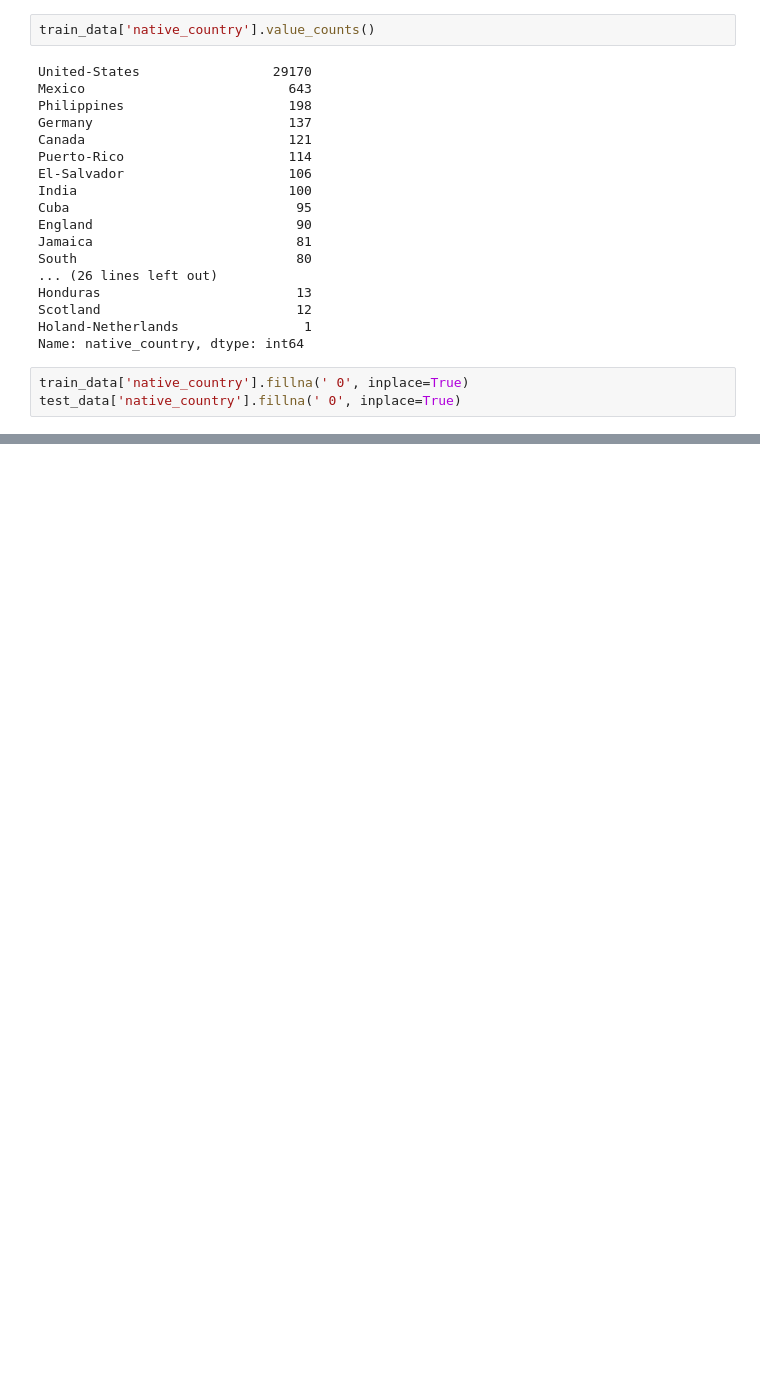
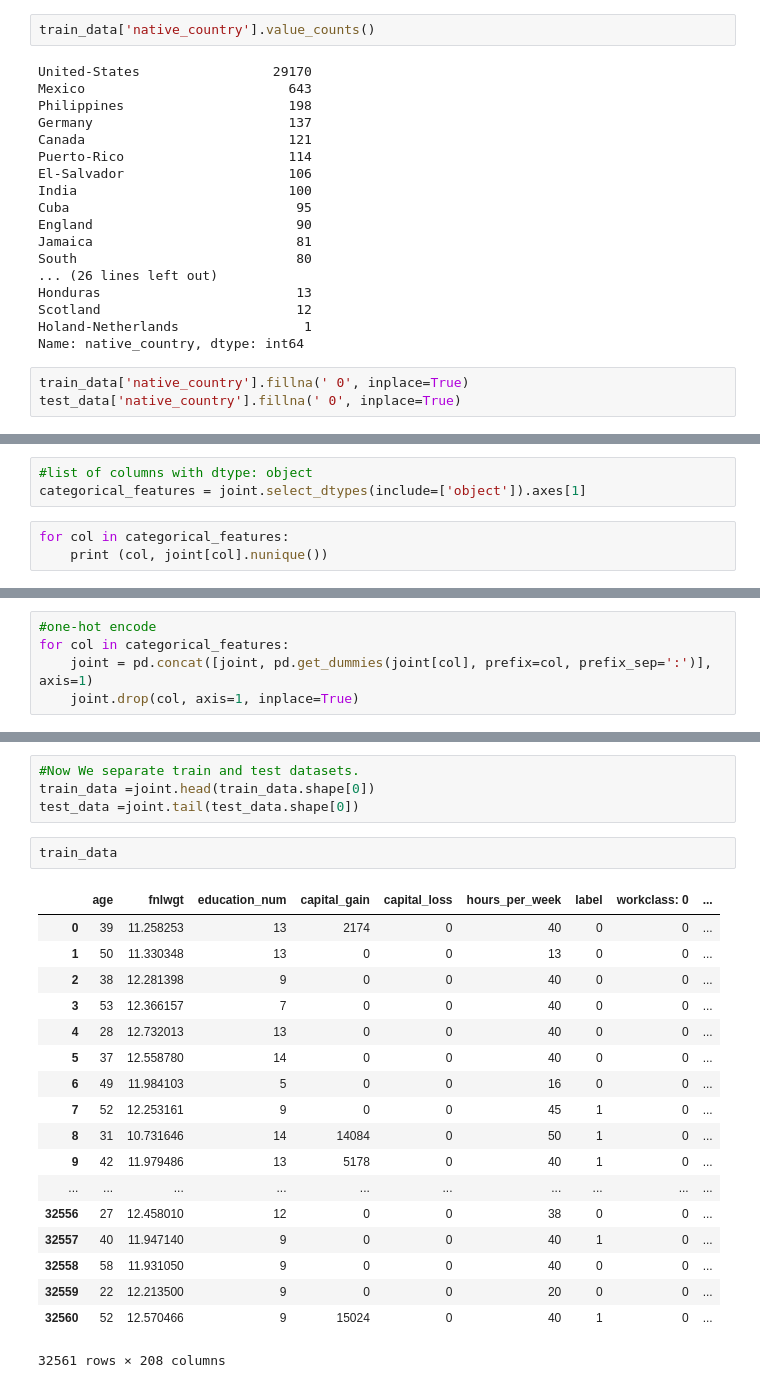
Before and after one commit to Ayanlola2002/Datalit, a Jupyter notebook: [Data_Lit]_Logistic_Regression_Ayanlowo.ipynb, the cells around one changed output, grey strips where cells are left out. Drawn from its saved outputs; the diff is of its cells as text; blank space fills up the shorter version.

```diff
--- a/[Data_Lit]_Logistic_Regression_Ayanlowo.ipynb
+++ b/[Data_Lit]_Logistic_Regression_Ayanlowo.ipynb
@@ -606,0 +698,6 @@ Scikit Logistic Regression
+# %%
+#list of columns with dtype: object
+categorical_features = joint.select_dtypes(include=['object']).axes[1]
+# %%
+for col in categorical_features:
+    print (col, joint[col].nunique())
@@ -606,0 +714,5 @@ Scikit Logistic Regression
+# %%
+#one-hot encode
+for col in categorical_features:
+    joint = pd.concat([joint, pd.get_dummies(joint[col], prefix=col, prefix_sep=':')], axis=1)
+    joint.drop(col, axis=1, inplace=True)
@@ -606,0 +729,25 @@ Scikit Logistic Regression
+# %%
+#Now We separate train and test datasets.
+train_data =joint.head(train_data.shape[0])
+test_data =joint.tail(test_data.shape[0])
+# %%
+train_data
+# %% [output]
+|  | age | fnlwgt | education_num | capital_gain | capital_loss | hours_per_week | label | workclass: 0 | ... |
+| 0 | 39 | 11.258253 | 13 | 2174 | 0 | 40 | 0 | 0 | ... |
+| 1 | 50 | 11.330348 | 13 | 0 | 0 | 13 | 0 | 0 | ... |
+| 2 | 38 | 12.281398 | 9 | 0 | 0 | 40 | 0 | 0 | ... |
+| 3 | 53 | 12.366157 | 7 | 0 | 0 | 40 | 0 | 0 | ... |
+| 4 | 28 | 12.732013 | 13 | 0 | 0 | 40 | 0 | 0 | ... |
+| 5 | 37 | 12.558780 | 14 | 0 | 0 | 40 | 0 | 0 | ... |
+| 6 | 49 | 11.984103 | 5 | 0 | 0 | 16 | 0 | 0 | ... |
+| 7 | 52 | 12.253161 | 9 | 0 | 0 | 45 | 1 | 0 | ... |
+| 8 | 31 | 10.731646 | 14 | 14084 | 0 | 50 | 1 | 0 | ... |
+| 9 | 42 | 11.979486 | 13 | 5178 | 0 | 40 | 1 | 0 | ... |
+| ... | ... | ... | ... | ... | ... | ... | ... | ... | ... |
+| 32556 | 27 | 12.458010 | 12 | 0 | 0 | 38 | 0 | 0 | ... |
+| 32557 | 40 | 11.947140 | 9 | 0 | 0 | 40 | 1 | 0 | ... |
+| 32558 | 58 | 11.931050 | 9 | 0 | 0 | 40 | 0 | 0 | ... |
+| 32559 | 22 | 12.213500 | 9 | 0 | 0 | 20 | 0 | 0 | ... |
+| 32560 | 52 | 12.570466 | 9 | 15024 | 0 | 40 | 1 | 0 | ... |
+32561 rows × 208 columns
```
Also changed, not shown: parts of 34 cells of this notebook.
